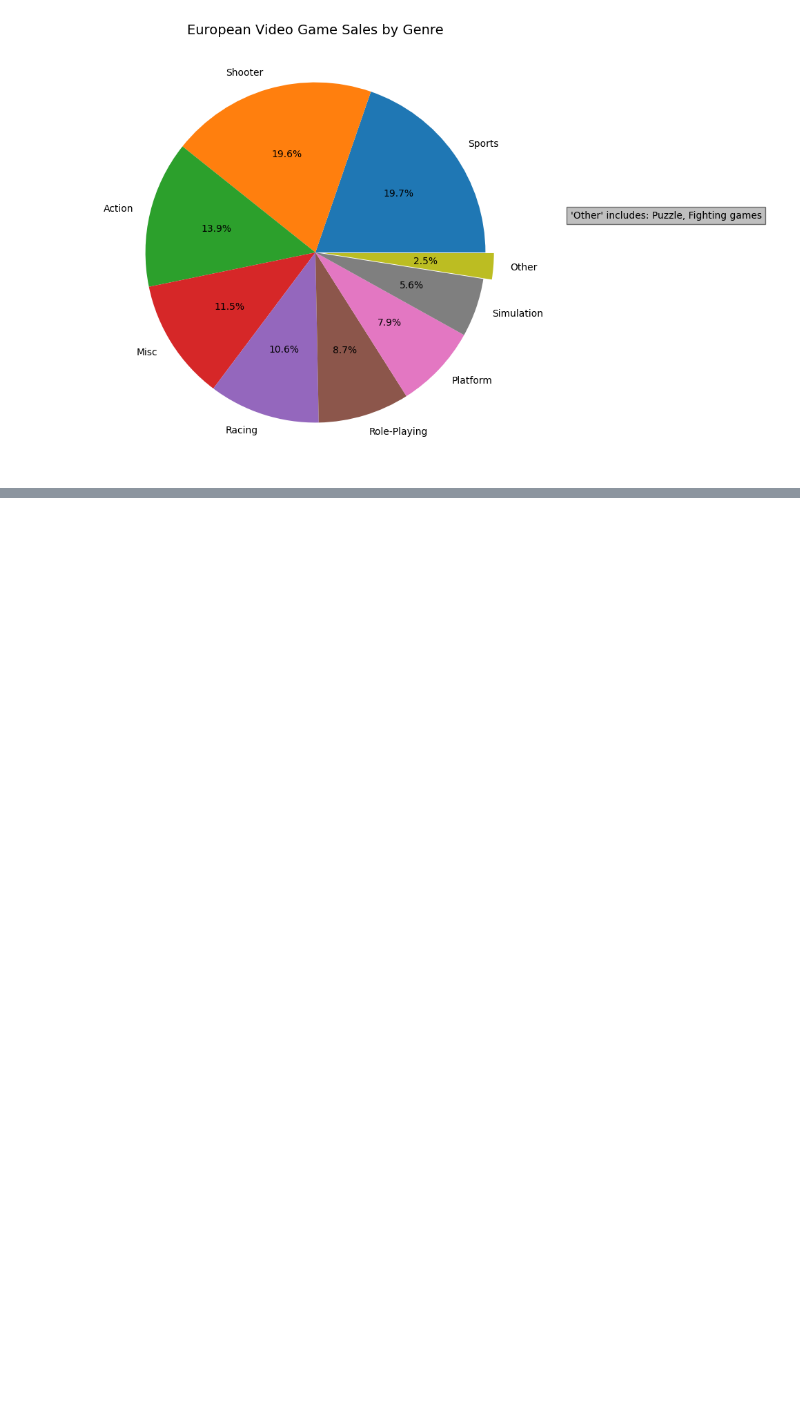
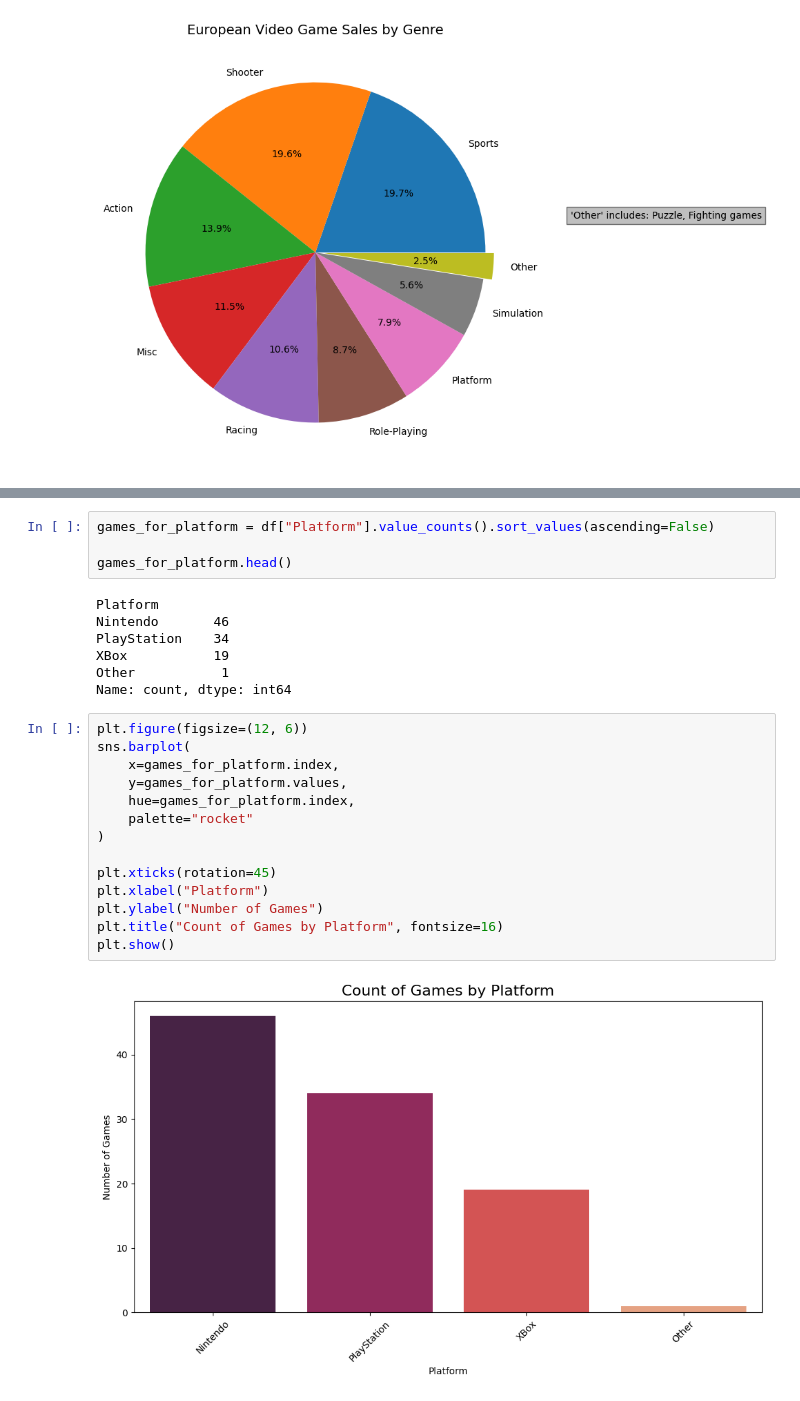
Before and after one commit to Ccyr01/graphing_video_game_sales_jupyter, a Jupyter notebook: video-game-sales.ipynb, the cells around one changed output, grey strips where cells are left out. Drawn from its saved outputs; the diff is of its cells as text; blank space fills up the shorter version.

Commit message:
pie charts and bar chart added

```diff
--- a/video-game-sales.ipynb
+++ b/video-game-sales.ipynb
@@ -153,0 +164,27 @@ plt.show()
+# %%
+games_for_platform = df["Platform"].value_counts().sort_values(ascending=False)
+
+games_for_platform.head()
+# %% [output]
+Platform
+Nintendo       46
+PlayStation    34
+XBox           19
+Other           1
+Name: count, dtype: int64
+# %%
+plt.figure(figsize=(12, 6))
+sns.barplot(
+    x=games_for_platform.index,
+    y=games_for_platform.values,
+    hue=games_for_platform.index,
+    palette="rocket"
+)
+
+plt.xticks(rotation=45)
+plt.xlabel("Platform")
+plt.ylabel("Number of Games")
+plt.title("Count of Games by Platform", fontsize=16)
+plt.show()
+# %% [output]
+[figure, added]
```
Also changed, not shown: parts of 7 cells of this notebook.
